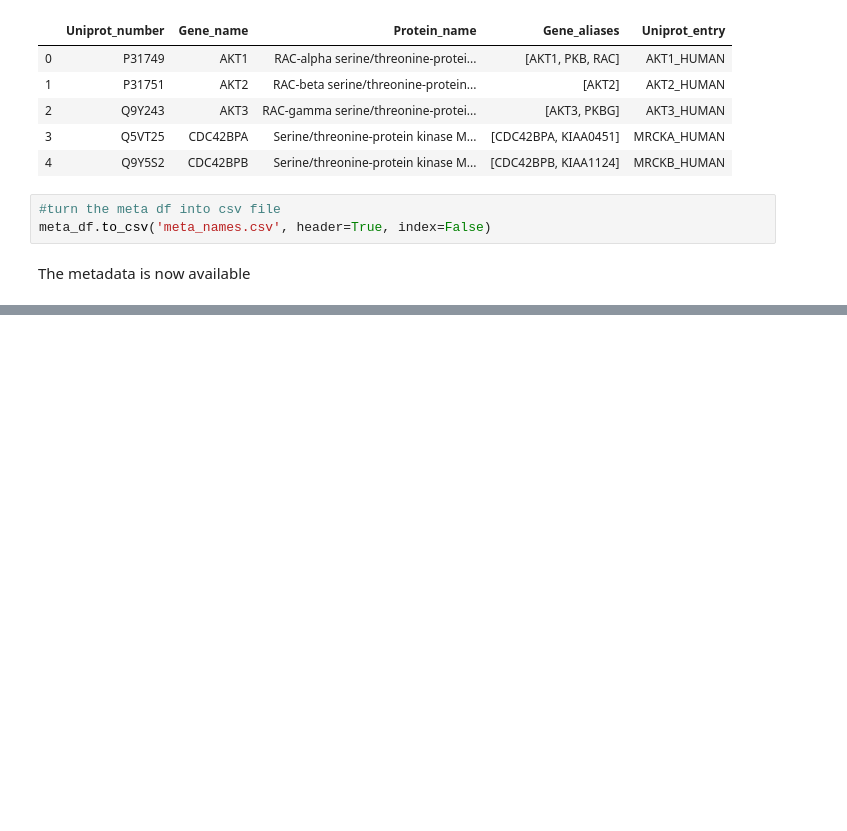
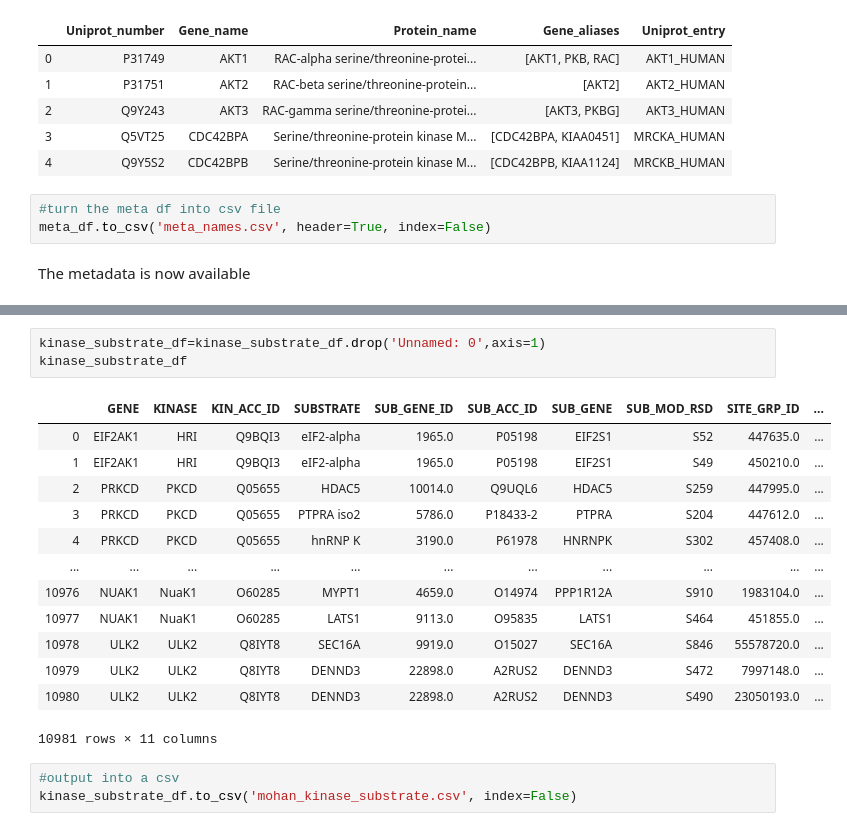
Before and after one commit to SheridanS97/DreamTeam, a Jupyter notebook: Data_mining/Protein_names_and_aliases/Protein_name_and_aliases.ipynb, the cells around one changed output, grey strips where cells are left out. Cells and saved outputs as stored; diff of their text form; blank space fills up the shorter version.

```diff
--- a/Data_mining/Protein_names_and_aliases/Protein_name_and_aliases.ipynb
+++ b/Data_mining/Protein_names_and_aliases/Protein_name_and_aliases.ipynb
@@ -142,0 +304,20 @@ The metadata is now available
+# %%
+kinase_substrate_df=kinase_substrate_df.drop('Unnamed: 0',axis=1)
+kinase_substrate_df
+# %% [output]
+|  | GENE | KINASE | KIN_ACC_ID | SUBSTRATE | SUB_GENE_ID | SUB_ACC_ID | SUB_GENE | SUB_MOD_RSD | SITE_GRP_ID | ... |
+| 0 | EIF2AK1 | HRI | Q9BQI3 | eIF2-alpha | 1965.0 | P05198 | EIF2S1 | S52 | 447635.0 | ... |
+| 1 | EIF2AK1 | HRI | Q9BQI3 | eIF2-alpha | 1965.0 | P05198 | EIF2S1 | S49 | 450210.0 | ... |
+| 2 | PRKCD | PKCD | Q05655 | HDAC5 | 10014.0 | Q9UQL6 | HDAC5 | S259 | 447995.0 | ... |
+| 3 | PRKCD | PKCD | Q05655 | PTPRA iso2 | 5786.0 | P18433-2 | PTPRA | S204 | 447612.0 | ... |
+| 4 | PRKCD | PKCD | Q05655 | hnRNP K | 3190.0 | P61978 | HNRNPK | S302 | 457408.0 | ... |
+| ... | ... | ... | ... | ... | ... | ... | ... | ... | ... | ... |
+| 10976 | NUAK1 | NuaK1 | O60285 | MYPT1 | 4659.0 | O14974 | PPP1R12A | S910 | 1983104.0 | ... |
+| 10977 | NUAK1 | NuaK1 | O60285 | LATS1 | 9113.0 | O95835 | LATS1 | S464 | 451855.0 | ... |
+| 10978 | ULK2 | ULK2 | Q8IYT8 | SEC16A | 9919.0 | O15027 | SEC16A | S846 | 55578720.0 | ... |
+| 10979 | ULK2 | ULK2 | Q8IYT8 | DENND3 | 22898.0 | A2RUS2 | DENND3 | S472 | 7997148.0 | ... |
+| 10980 | ULK2 | ULK2 | Q8IYT8 | DENND3 | 22898.0 | A2RUS2 | DENND3 | S490 | 23050193.0 | ... |
+10981 rows × 11 columns
+# %%
+#output into a csv
+kinase_substrate_df.to_csv('mohan_kinase_substrate.csv', index=False)
```
Also changed, not shown: parts of 14 cells of this notebook, 4 other files.
